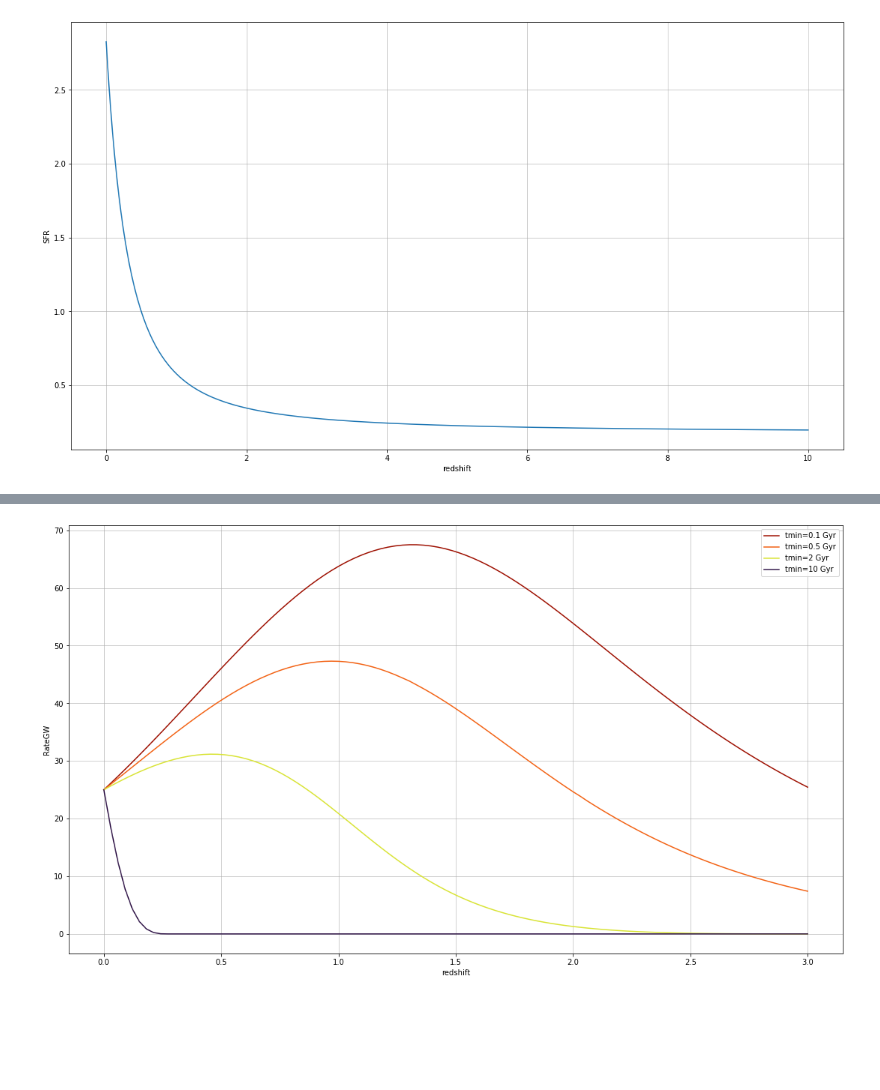
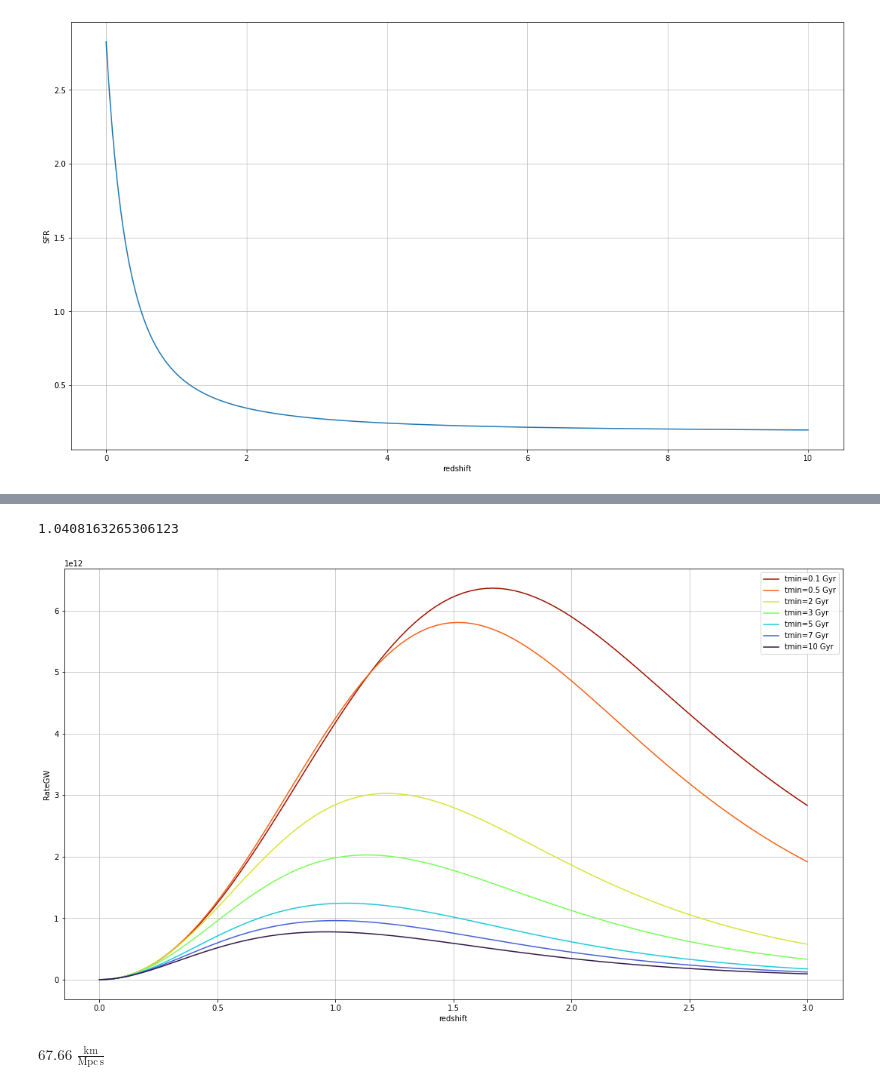
Before and after one commit to RCianca/DarkSirensStat, a Jupyter notebook: DSCatalogueCreator/DSIRE.ipynb, the cells around one changed output, grey strips where cells are left out. Saved outputs shown, nothing was run; the diff lists cells and outputs as text; code cells hidden in the pictures; blank space fills up the shorter version.

Commit message:
Rate ok

```diff
--- a/DSCatalogueCreator/DSIRE.ipynb
+++ b/DSCatalogueCreator/DSIRE.ipynb
@@ -843,11 +843,12 @@ def phi(x):
     return ret
 #--------------time inversion-------------------------
 def inverted_time(x):
+    #is the lookback_time use astropy
     ret=cosmoglob.age(0).value-cosmoglob.age(x).value
     return ret
 #----------------Decay--------------------------------
 def decay(x,z,tau):
-    ret=np.exp(-((inverted_time(x)-inverted_time(z))/(tau)))
+    ret=np.exp(-((cosmoglob.lookback_time(x).value-cosmoglob.lookback_time(z).value)/(tau)))
     return ret
 #--------------time difference-------------------------
 def inversetimediff(x,z,tmin):
@@ -855,6 +856,16 @@ def inversetimediff(x,z,tmin):
     num=np.heaviside((alpha*cosmoglob.age(z).value-alpha*cosmoglob.age(x).value) -tmin,0.5)
     res=(num)/timediff
     return res
+#-------------------Deriv of Comoving Volume-------------
+def DvolDz(x):
+    prefactor=4*np.pi*(((clight)/(cosmoglob.H(0).value))**3)#Mpc^3
+    dist=quad((cosmoglob.inv_efunc),0,x)[0]
+    ret=prefactor*cosmoglob.inv_efunc(x)*(dist**2)
+    return ret
+def astrodiffvol(x):
+    ret=cosmoglob.differential_comoving_volume(x).value
+    return ret
+
 #------------------integrands------------------------------
 def integrand_suvo(x,z,tmin):
     ret=psi(x)*(phi(x))*inversetimediff(x,z,tmin)
@@ -862,3 +873,8 @@ def integrand_suvo(x,z,tmin):
 def integrand_marr(x,z,tau):
     ret=psi(x)*(phi(x))*decay(x,z,tau)
     return ret
+def totalrate(z,tmin):
+    norm=50/(quad(integrand_marr,0,100,args=(0,tmin))[0]/tmin)
+    littlerate=norm*quad(integrand_marr,z,100,args=(z,tmin))[0]/tmin
+    ret=(littlerate*astrodiffvol(z))/(1+z)
+    return ret
@@ -960,0 +983,12 @@ plt.grid(axis='x', alpha=0.75)
+# %%
+z_min=0
+tpar=5
+#--------Normalization (z=0,N*R(z=0)=25)----------------------------
+#Normaliz=50/totalrate(0,tpar)
+#print(Normaliz)
+#-------------loop for the plot------------------------------------
+z_plot_max=3
+ZZ=np.linspace(z_min,z_plot_max,50)
+totalratetoplot=np.zeros(len(ZZ))
+for i in range(len(ZZ)):
+    totalratetoplot[i]=1*totalrate(ZZ[i],tpar)
@@ -961,11 +1009,14 @@ plt.grid(axis='x', alpha=0.75)
+# %%
+peack=np.argmax(totalratetoplot)
+
+res=ZZ[peack]
+print(res)
+# %% [output]
+1.0408163265306123
 # %%
 z_min=0
 z_max=z_min+100
 tstart=np.array([0.1,0.5,2,3,5,7,10])
-#tstart=np.array([0.1,0.5,2,10])
-#--------Normalization (z=0,N*R(z=0)=25)----------------------------
-#Normaliz=25/quad(integrand,z_min,z_max,args=(z_min,tstart))[0]
-#print(Normaliz)
 #-------------loop for the plot------------------------------------
 z_plot_max=3
 Z=np.linspace(z_min,z_plot_max,100)
@@ -973,31 +1024,30 @@ Z=np.linspace(z_min,z_plot_max,100)
 allrates=np.zeros((len(tstart),len(Z)))
 for k in tqdm(range(len(tstart)),desc='Progress'):
     t=tstart[k]
-    Normaliz=25/(quad(integrand,0,z_max,args=(0,t))[0])
     for i in range(len(Z)):
-        allrates[k,i]=Normaliz*(quad(integrand,Z[i],Z[i]+100,args=(Z[i],t))[0])
+        allrates[k,i]=totalrate(Z[i],t)
 # %%
 colors=pl.cm.turbo(np.linspace(0.99,0.01,30))
 fig,ax = plt.subplots()
 fig.set_size_inches(18.5, 10.5)
 ax.set_xlabel('redshift')
 ax.set_ylabel('RateGW')
 ax.plot(Z,allrates[0],label='tmin=0.1 Gyr',color=colors[1])
 ax.plot(Z,allrates[1],label='tmin=0.5 Gyr',color=colors[6])
 ax.plot(Z,allrates[2],label='tmin=2 Gyr',color=colors[12])
-#ax.plot(Z,allrates[3],label='tmin=3 Gyr',color=colors[18])
-#ax.plot(Z,allrates[4],label='tmin=5 Gyr',color=colors[22])
-#ax.plot(Z,allrates[5],label='tmin=7 Gyr',color=colors[25])
+ax.plot(Z,allrates[3],label='tmin=3 Gyr',color=colors[16])
+ax.plot(Z,allrates[4],label='tmin=5 Gyr',color=colors[21])
+ax.plot(Z,allrates[5],label='tmin=7 Gyr',color=colors[26])
 ax.plot(Z,allrates[6],label='tmin=10 Gyr',color=colors[29])
-#ax.plot(Z,ratetoplot01,label='RateGW')
+
 #plt.yscale('log')
 #plt.xscale('log')
 plt.grid(axis='y', alpha=0.75)
 plt.grid(axis='x', alpha=0.75)
 plt.legend()
 plt.savefig('Rates_cut.pdf')
 # %% [output]
-[figure, old version]
+[figure, new version]
 # %%
 #----------------x-Check with Mathematica------------------------
 near=np.linspace(0,20,100)
@@ -1014,3 +1064,7 @@ ax.plot(near,to_plot,label='Residuals')
 plt.grid(axis='y', alpha=0.75)
 plt.grid(axis='x', alpha=0.75)
 #plt.savefig('HofzResiduals.pdf')
+# %%
+cosmoglob.H(0)
+# %% [output]
+$67.66 \; \mathrm{\frac{km}{Mpc\,s}}$
```
Also changed, not shown: parts of 5 cells of this notebook, 1 other file.
